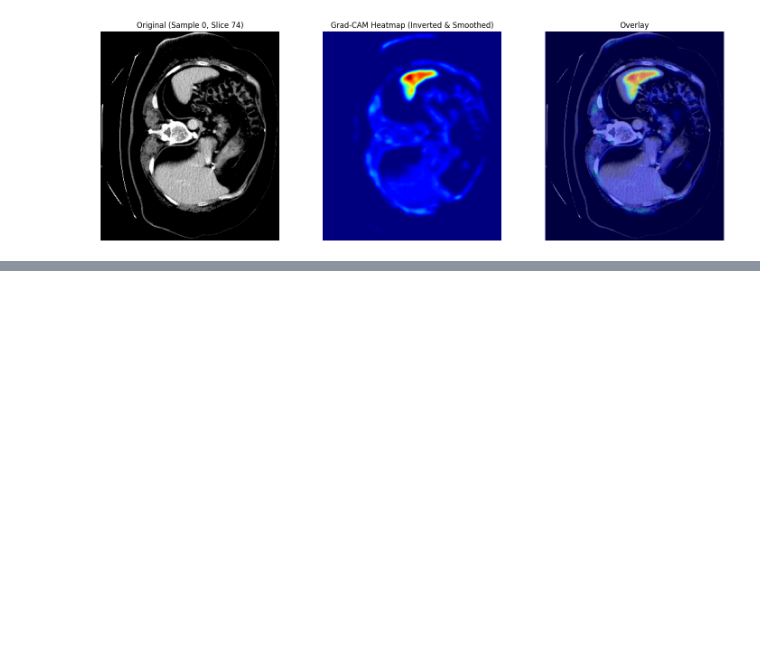
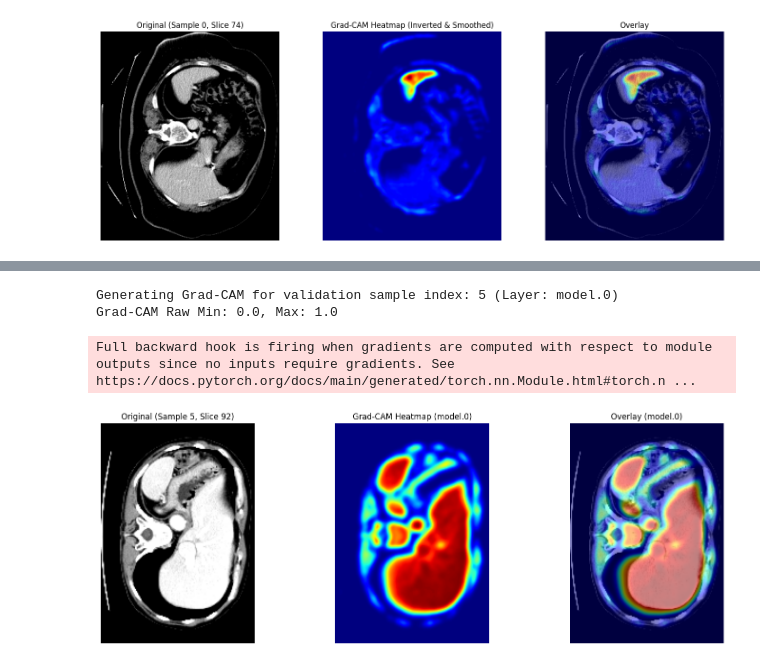
Before and after one commit to Cado87/Monai_projects, a Jupyter notebook: Spleen segmentation/Spleen_segmentation.ipynb, the cells around one changed output, grey strips where cells are left out. Saved outputs shown, nothing was run; the diff lists cells and outputs as text; code cells hidden in the pictures; blank space fills up the shorter version.

Commit message:
Comparing Grad-CAM Across Multiple Layers

```diff
--- a/Spleen segmentation/Spleen_segmentation.ipynb
+++ b/Spleen segmentation/Spleen_segmentation.ipynb
@@ -554,0 +558,80 @@ Grad-CAM Raw Min: 0.0, Max: 1.0
+# %%
+import random
+import numpy as np
+import matplotlib.pyplot as plt
+from monai.visualize import GradCAM
+from monai.transforms import DivisiblePad
+from scipy.ndimage import gaussian_filter
+
+# 1. Select a random sample from the validation data
+random_val_idx = random.randint(0, len(val_ds) - 1)
+print(f"Generating Grad-CAM for validation sample index: {random_val_idx} (Layer: model.0)")
+sample_data = val_ds[random_val_idx]
+val_inputs = sample_data["image"][None].to(device) # Add batch dim
+val_labels = sample_data["label"][None].to(device)
+
+# 2. Initialize GradCAM targeting the shallowest layer (model.0)
+cam = GradCAM(nn_module=model, target_layers="model.0")
+
+# 3. Ensure dimensions are divisible by 16 for the UNet skip connections
+padder = DivisiblePad(k=16)
+val_inputs_padded = padder(val_inputs[0])[None].to(device)
+
+# 4. Compute Grad-CAM for the Spleen class (index 1)
+result_cam = cam(x=val_inputs_padded, class_idx=1)
+
+# 5. Crop the CAM back to original size
+h, w, d = val_inputs.shape[2:]
+result_cam = result_cam[0, 0, :h, :w, :d]
+
+# --- Debugging & Normalization ---
+cam_min, cam_max = result_cam.min().item(), result_cam.max().item()
+print(f"Grad-CAM Raw Min: {cam_min}, Max: {cam_max}")
+
+if cam_max > cam_min:
+    # Normalize to [0, 1]
+    result_cam = (result_cam - cam_min) / (cam_max - cam_min)
+    # Move to CPU and convert to NumPy for SciPy operations
+    result_cam = result_cam.cpu().numpy()
+    # Apply Gaussian blur to smooth out disperse activations
+    result_cam = gaussian_filter(result_cam, sigma=2.0)
+    # Re-normalize after blurring
+    result_cam = (result_cam - result_cam.min()) / (result_cam.max() - result_cam.min())
+
+    # --- INVERT HEATMAP ---
+    # Shallow layers often highlight background, we invert the map
+    # so the 'cold' isolated target becomes 'hot' (red)
+    result_cam = 1.0 - result_cam
+    # ----------------------
+else:
+    result_cam = result_cam.cpu().numpy()
+    print("Warning: Grad-CAM min and max are equal. The layer might not be learning or the gradients are zero.")
+# ---------------------------------
+
+# 6. Find the best slice to visualize based on the Ground Truth
+val_true_mask = val_labels[0, 0].cpu().numpy()
+slice_idx = np.argmax(np.sum(val_true_mask, axis=(0, 1)))
+
+# 7. Visualize
+plt.figure("Grad-CAM model.0", (18, 6))
+plt.subplot(1, 3, 1)
+plt.title(f"Original (Sample {random_val_idx}, Slice {slice_idx})")
+plt.imshow(val_inputs[0, 0, :, :, slice_idx].cpu(), cmap="gray")
+plt.axis('off')
+
+plt.subplot(1, 3, 2)
+plt.title("Grad-CAM Heatmap (model.0)")
+plt.imshow(result_cam[:, :, slice_idx], cmap="jet")
+plt.axis('off')
+
+plt.subplot(1, 3, 3)
+plt.title("Overlay (model.0)")
+plt.imshow(val_inputs[0, 0, :, :, slice_idx].cpu(), cmap="gray")
+plt.imshow(result_cam[:, :, slice_idx], cmap="jet", alpha=0.5)
+plt.axis('off')
+plt.show()
+# %% [output]
+Generating Grad-CAM for validation sample index: 5 (Layer: model.0)
+Grad-CAM Raw Min: 0.0, Max: 1.0
+Full backward hook is firing when gradients are computed with respect to module outputs since no inputs require gradients. See https://docs.pytorch.org/docs/main/generated/torch.nn.Module.html#torch.n ...
+[figure, added]
```
Also changed, not shown: parts of 3 cells of this notebook.
